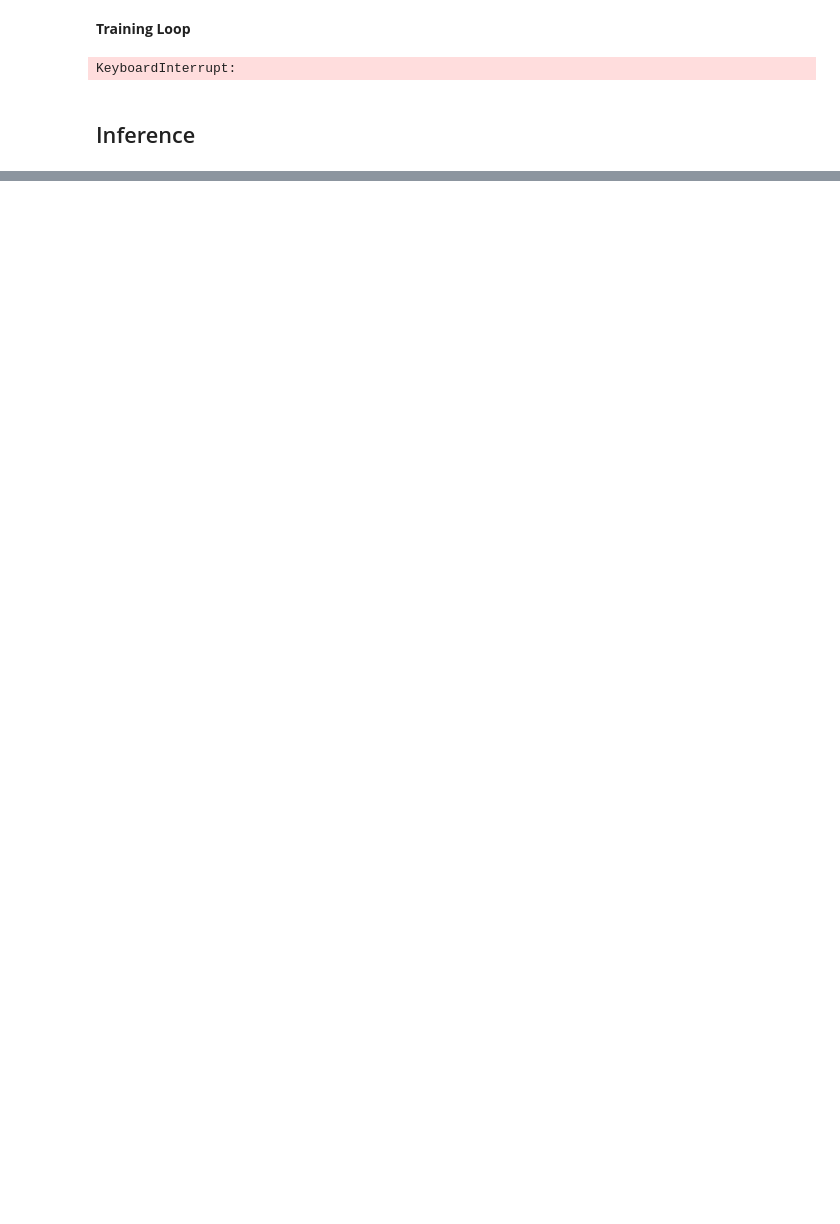
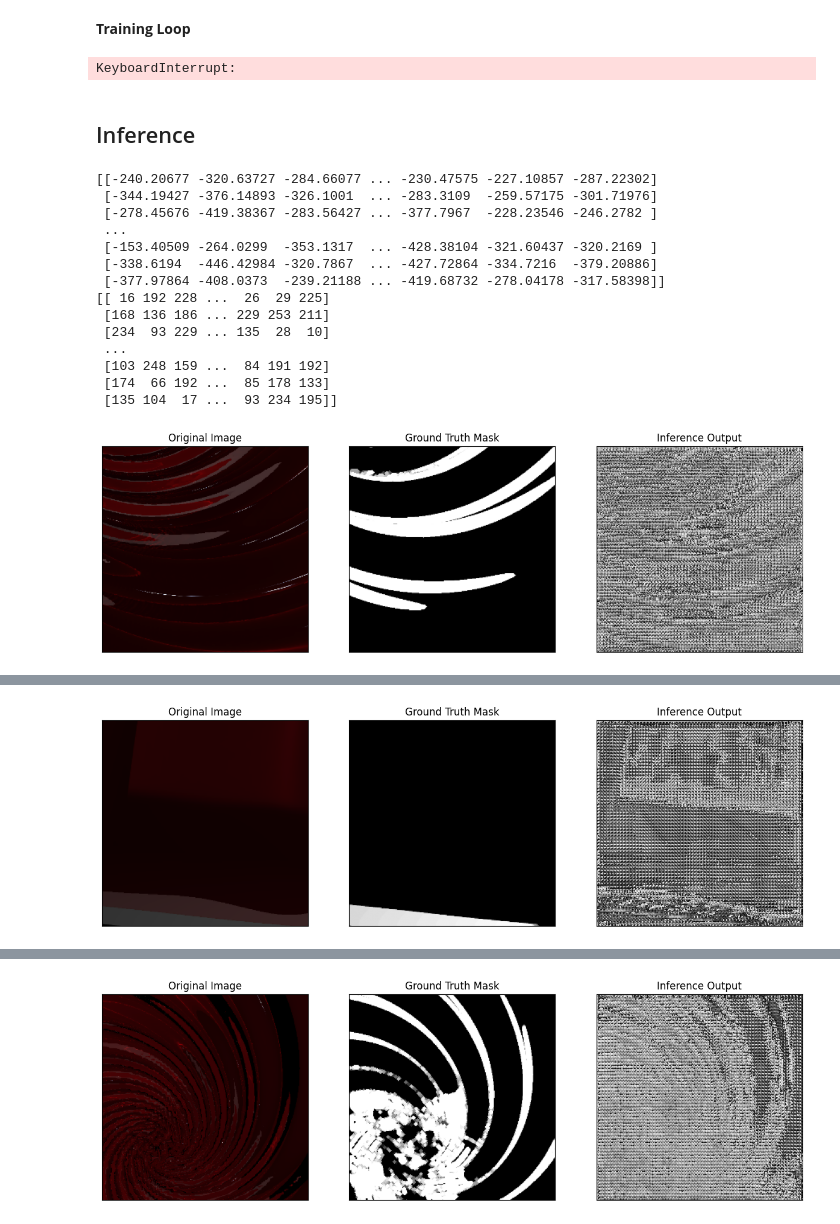
Before and after one commit to erstool37/slurry_viscnet, a Jupyter notebook: MobileSAM_Vortex/MobileSAM_vortex.ipynb, the cells around one changed output, grey strips where cells are left out. Cells and saved outputs as stored; diff of their text form; code cells hidden in the pictures; blank space fills up the shorter version.

```diff
--- a/MobileSAM_Vortex/MobileSAM_vortex.ipynb
+++ b/MobileSAM_Vortex/MobileSAM_vortex.ipynb
@@ -76,6 +76,7 @@ class ImageMaskDataset(Dataset):
     def __getitem__(self, index):
         item = self.path_items[index]
         image = cv2.imread(item.image_path)
+        image = cv2.cvtColor(image, cv2.COLOR_BGR2RGB) #stop from retrieving as redish image
         mask = cv2.imread(item.mask_path, cv2.IMREAD_GRAYSCALE)
         box = np.load(item.box_path)
 
@@ -85,7 +86,6 @@ class ImageMaskDataset(Dataset):
             mask = transformed["mask"]
             box = torch.tensor(box)
 
-
         return image, mask, box
 
     def __len__(self):
@@ -298,36 +278,58 @@ predictor = SamPredictor(vortex_model)
 # %%
 import random
 
-test_number = 3
+idx = random.randint(0, len(val_ds))
+for batch in val_dl:
+    images, masks, box = batch # batch_size 8
+    images = images.cpu().numpy()
+    masks = masks.cpu().numpy()
+    box = box.cpu().numpy()
 
-for i in range(test_number):
-    idx = random.randint(0, len(val_ds) - 1)
+    for idx in range(len(images)-4) :
+        test_image = np.transpose(images[idx], (1,2,0))
+        test_mask = masks[idx]
+        test_box = box[idx]
 
-    test_image = val_ds[idx].cpu().numpy()
-    test_image = np.transpose(test_image, (1, 2, 0))
-    test_box = test_boxes[idx].cpu().numpy()
-    test_mask = test_masks[idx].cpu().numpy()
+        predictor.set_image(test_image) # (H, W, C) uint8
+        pred_masks, _, _ = predictor.predict(box=test_box, return_logits=True, multimask_output=False) # (1,256,256) #alter the threshold through sam.py
+        pred_masks = pred_masks.squeeze(0)
+        print(pred_masks)
+        pred_masks = pred_masks.astype(np.uint8)
+        print(pred_masks)
 
-    predictor.set_image(test_image)
-    masks, _, _ = predictor.predict(box=test_box, return_logits=True)
+        fig, axes = plt.subplots(1, 3, figsize=(15, 5))
 
-    masks = np.transpose(masks, (1, 2, 0))
-    masks = masks.astype(np.uint8)
-    fig, axes = plt.subplots(1, 3, figsize=(15, 5))
+        axes[0].imshow(test_image)
+        axes[0].set_title("Original Image")
 
-    axes[0].imshow(test_image)
-    axes[0].set_title("Original Image")
+        axes[1].imshow(test_mask, cmap="gray")
+        axes[1].set_title("Ground Truth Mask")
 
-    axes[1].imshow(test_mask, cmap="gray")
-    axes[1].set_title("Ground Truth Mask")
+        axes[2].imshow(pred_masks, cmap="gray")
+        axes[2].set_title("Inference Output")
 
-    axes[2].imshow(masks)
-    axes[2].set_title("Inference Output")
+        for ax in axes:
+            ax.set_xticks([])
+            ax.set_yticks([])
+            ax.set_xticklabels([])
+            ax.set_yticklabels([])
 
-    for ax in axes:
-        ax.set_xticks([])
-        ax.set_yticks([])
-        ax.set_xticklabels([])
-        ax.set_yticklabels([])
+        plt.show()
 
-    plt.show()
+    break #only one batch iterations
+# %% [output]
+[[-240.20677 -320.63727 -284.66077 ... -230.47575 -227.10857 -287.22302]
+ [-344.19427 -376.14893 -326.1001  ... -283.3109  -259.57175 -301.71976]
+ [-278.45676 -419.38367 -283.56427 ... -377.7967  -228.23546 -246.2782 ]
+ ...
+ [-153.40509 -264.0299  -353.1317  ... -428.38104 -321.60437 -320.2169 ]
+ [-338.6194  -446.42984 -320.7867  ... -427.72864 -334.7216  -379.20886]
+ [-377.97864 -408.0373  -239.21188 ... -419.68732 -278.04178 -317.58398]]
+[[ 16 192 228 ...  26  29 225]
+ [168 136 186 ... 229 253 211]
+ [234  93 229 ... 135  28  10]
+ ...
+ [103 248 159 ...  84 191 192]
+ [174  66 192 ...  85 178 133]
+ [135 104  17 ...  93 234 195]]
+[figure, added]
@@ -333,0 +356 @@ for i in range(test_number):
+[figure, added]
@@ -333,0 +371 @@ for i in range(test_number):
+[figure, added]
```
Also changed, not shown: parts of 6 cells of this notebook, 1 other file.
